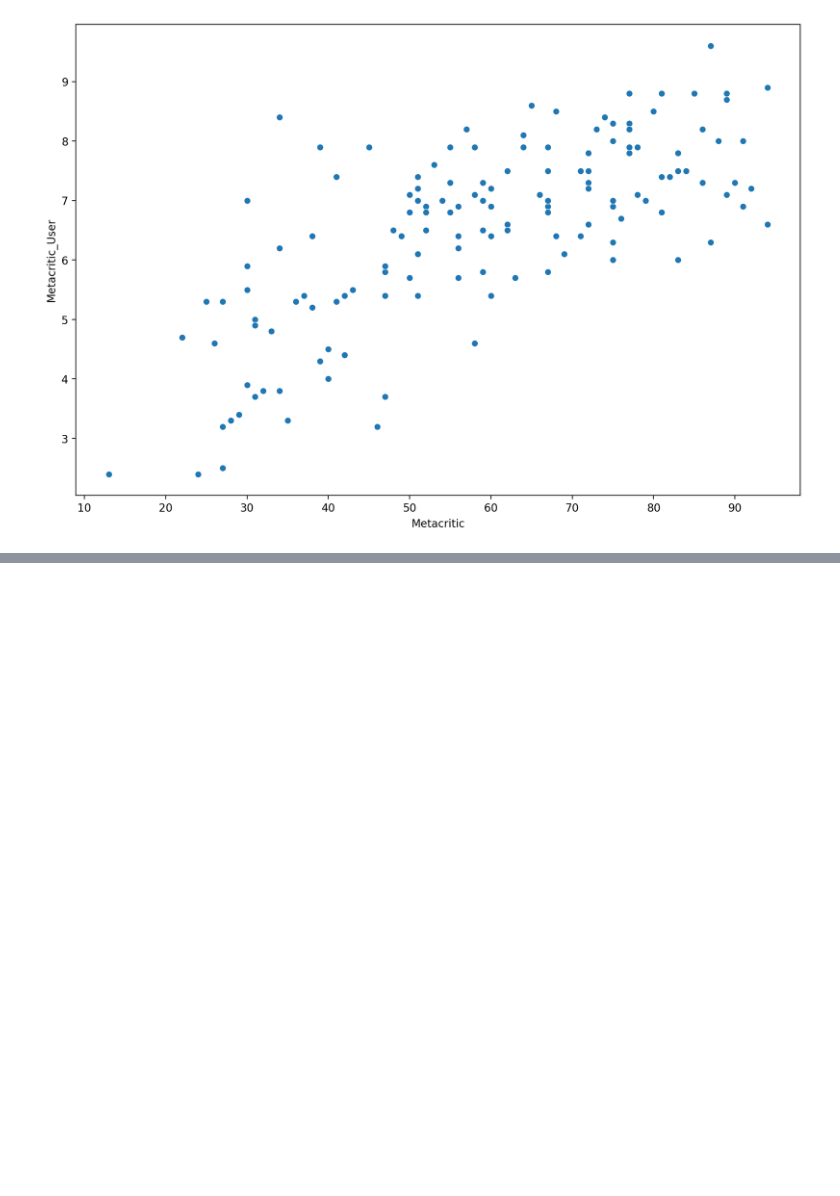
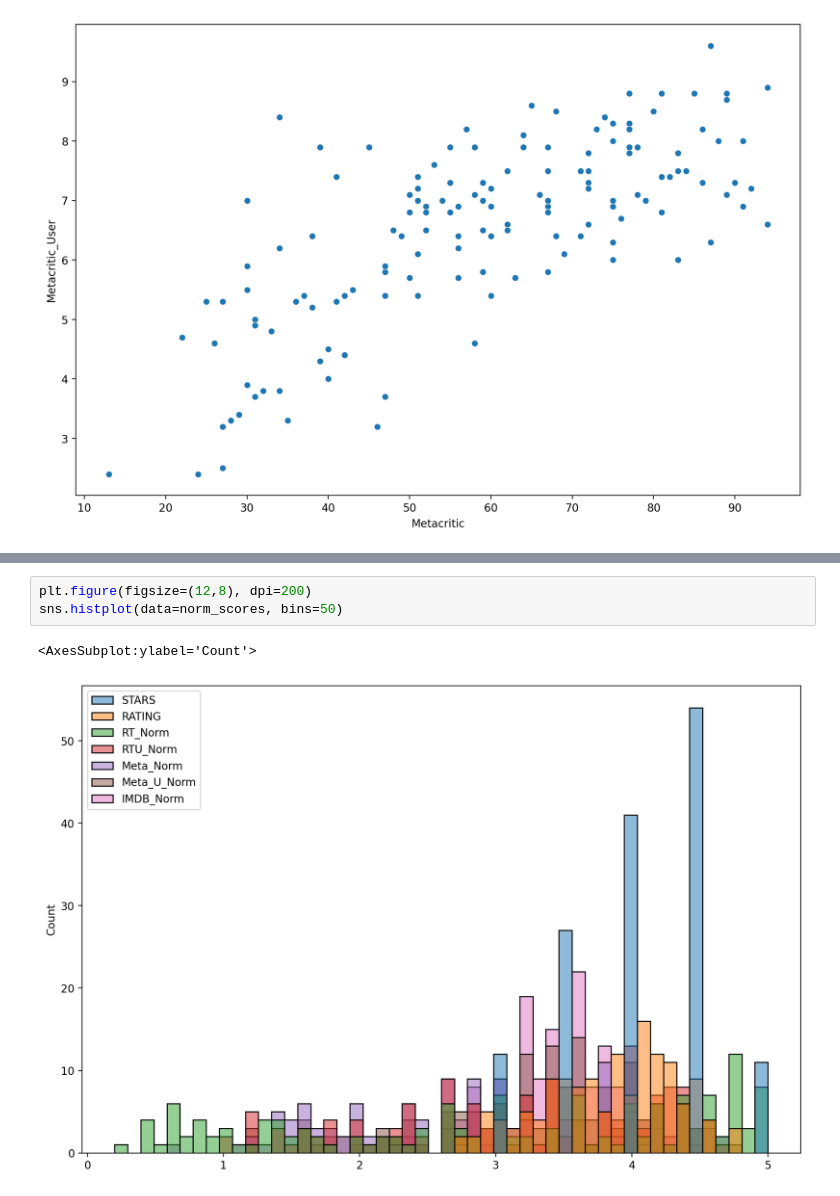
Before and after one commit to NabeelGhazali/Data-Analysis-Projects, a Jupyter notebook: Data Analysis on Fake Movie Ratings/Data Analysis on Movie Ratings.ipynb, the cells around one changed output, grey strips where cells are left out. Cells and saved outputs as stored; diff of their text form; blank space fills up the shorter version.

```diff
--- a/Data Analysis on Fake Movie Ratings/Data Analysis on Movie Ratings.ipynb
+++ b/Data Analysis on Fake Movie Ratings/Data Analysis on Movie Ratings.ipynb
@@ -411,0 +419,6 @@ norm_scores
+# %%
+plt.figure(figsize=(12,8), dpi=200)
+sns.histplot(data=norm_scores, bins=50)
+# %% [output]
+<AxesSubplot:ylabel='Count'>
+[figure, added]
```
Also changed, not shown: parts of 30 cells of this notebook.
